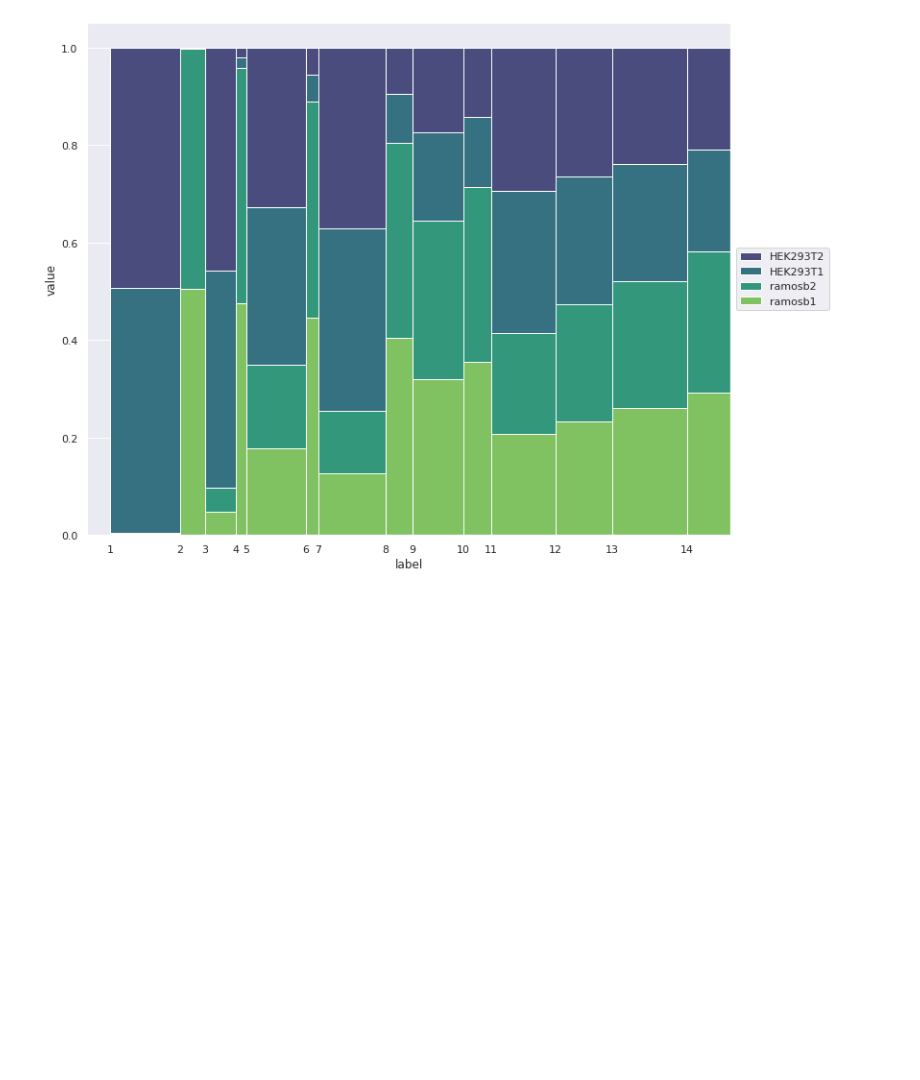
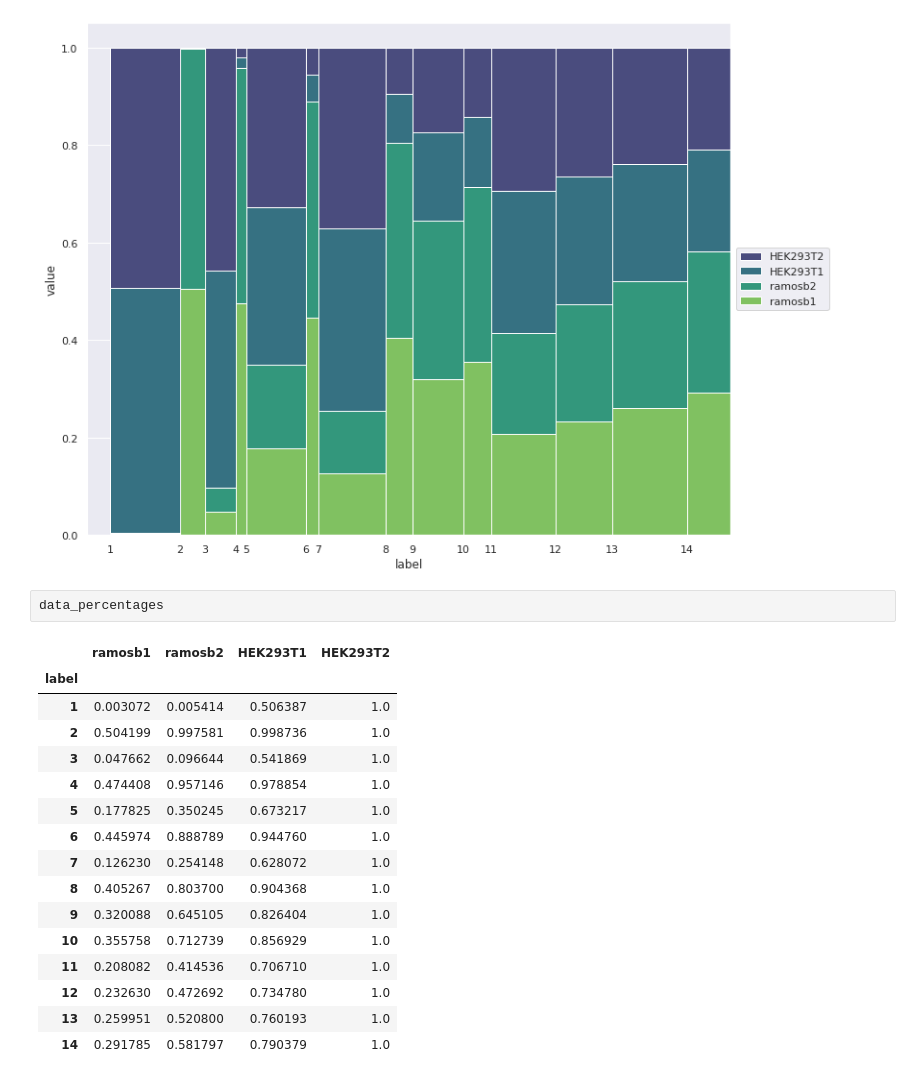
Before and after one commit to Matematikoi/urepc, a Jupyter notebook: urepc_code/poisson_modeling/recreate_lambda_plot.ipynb, the cells around one changed output. Cells and saved outputs as stored; diff of their text form; blank space fills up the shorter version.

```diff
--- a/urepc_code/poisson_modeling/recreate_lambda_plot.ipynb
+++ b/urepc_code/poisson_modeling/recreate_lambda_plot.ipynb
@@ -95,3 +95,22 @@ plt.legend(loc='center left', bbox_to_anchor=(1.0, 0.5))
 plt.tight_layout()
 # %% [output]
 [figure]
+# %%
+data_percentages
+# %% [output]
+|  | ramosb1 | ramosb2 | HEK293T1 | HEK293T2 |
+| label |  |  |  |  |
+| 1 | 0.003072 | 0.005414 | 0.506387 | 1.0 |
+| 2 | 0.504199 | 0.997581 | 0.998736 | 1.0 |
+| 3 | 0.047662 | 0.096644 | 0.541869 | 1.0 |
+| 4 | 0.474408 | 0.957146 | 0.978854 | 1.0 |
+| 5 | 0.177825 | 0.350245 | 0.673217 | 1.0 |
+| 6 | 0.445974 | 0.888789 | 0.944760 | 1.0 |
+| 7 | 0.126230 | 0.254148 | 0.628072 | 1.0 |
+| 8 | 0.405267 | 0.803700 | 0.904368 | 1.0 |
+| 9 | 0.320088 | 0.645105 | 0.826404 | 1.0 |
+| 10 | 0.355758 | 0.712739 | 0.856929 | 1.0 |
+| 11 | 0.208082 | 0.414536 | 0.706710 | 1.0 |
+| 12 | 0.232630 | 0.472692 | 0.734780 | 1.0 |
+| 13 | 0.259951 | 0.520800 | 0.760193 | 1.0 |
+| 14 | 0.291785 | 0.581797 | 0.790379 | 1.0 |
```
Also changed, not shown: parts of 1 cell of this notebook, 7 other files.
